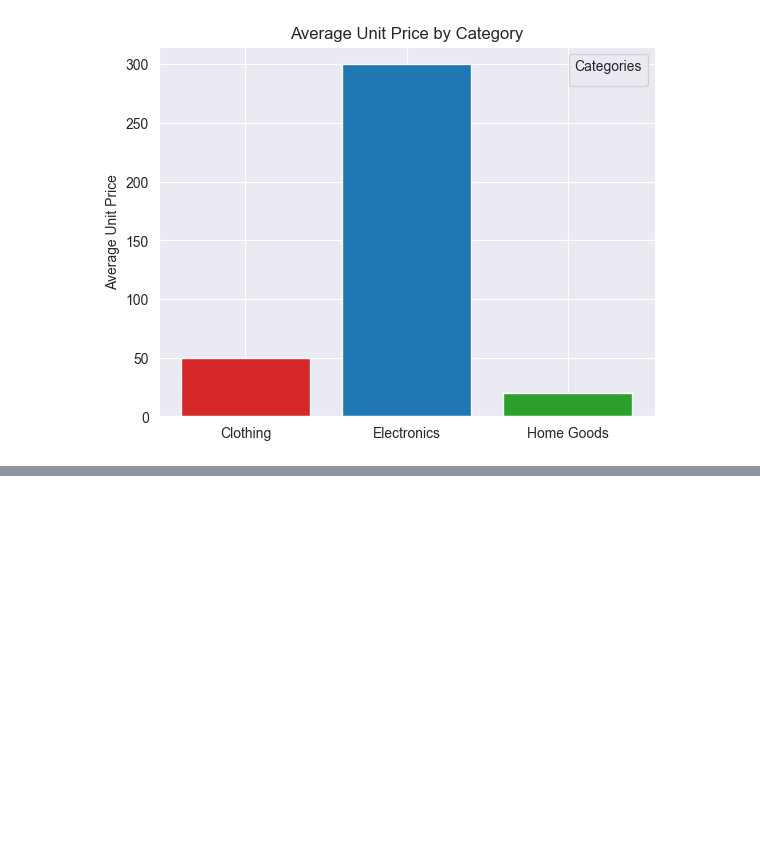
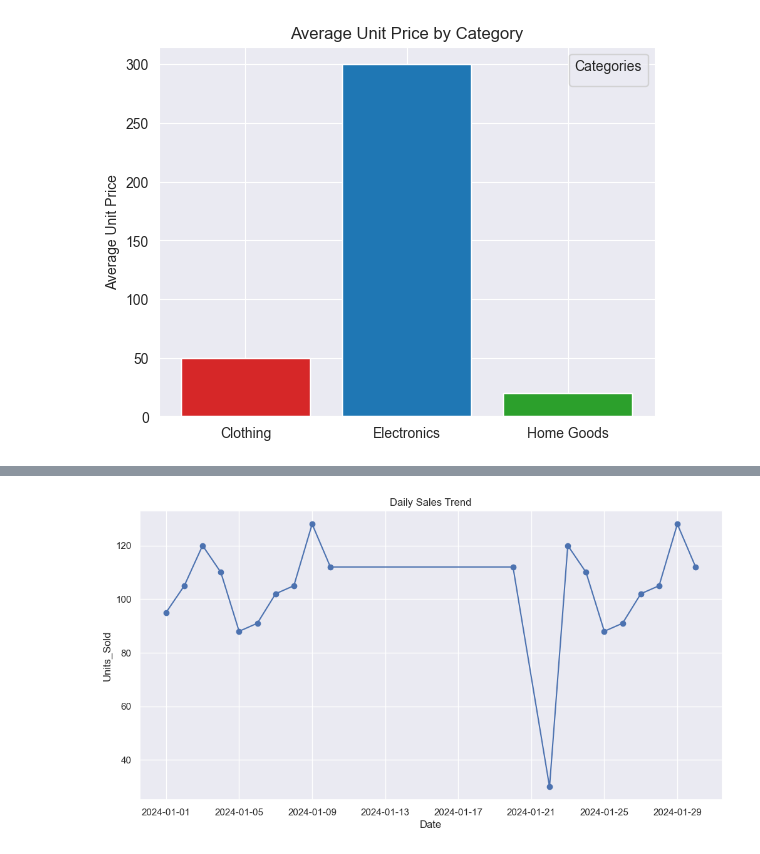
Before and after one commit to nicoherza-pascu/Club_IA-2, a Jupyter notebook: practica.ipynb, the cells around one changed output, grey strips where cells are left out. Drawn from its saved outputs; the diff is of its cells as text; code cells hidden in the pictures; blank space fills up the shorter version.

```diff
--- a/practica.ipynb
+++ b/practica.ipynb
@@ -139,0 +184,3 @@ plt.show()
+# %%
+df.drop_duplicates(inplace=True)
+print(df)
@@ -139,0 +222,3 @@ plt.show()
+# %%
+df['Date'] = pd.to_datetime(df['Date'])
+print(df.dtypes)
@@ -139,0 +244,12 @@ plt.show()
+# %%
+daily_sales = df.groupby('Date')['Units_Sold'].sum()
+
+plt.figure(figsize=(12,6))
+plt.plot(daily_sales.index, daily_sales.values, marker='o', linestyle='-')
+plt.title('Daily Sales Trend')
+plt.xlabel('Date')
+plt.ylabel('Units_Sold')
+plt.grid(True)
+plt.show()
+# %% [output]
+[figure, added]
```
Also changed, not shown: parts of 14 cells of this notebook.
